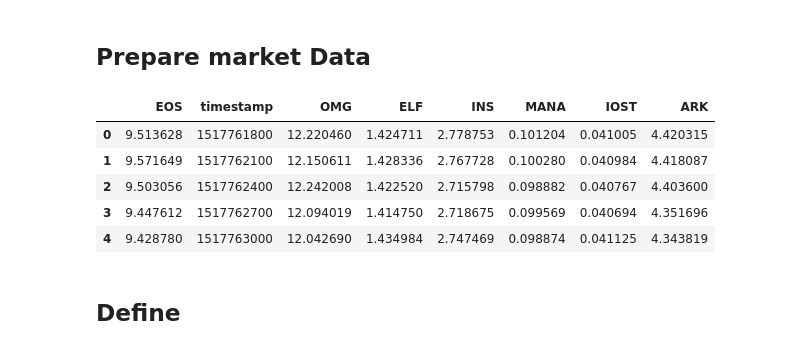
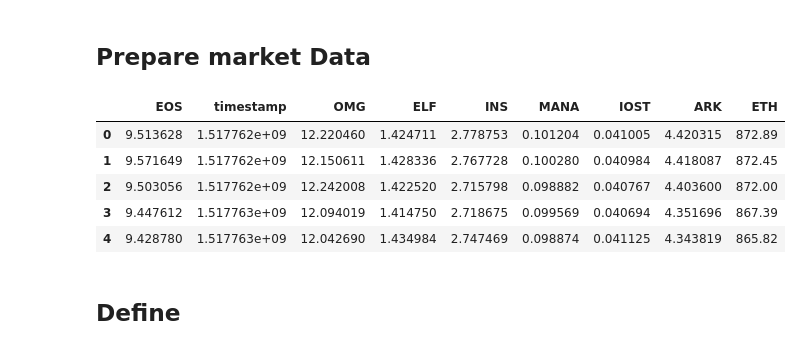
Before and after one commit to winkidney/ntl_sim, a Jupyter notebook: Visualization.ipynb, the cells around one changed output. Cells and saved outputs as stored; diff of their text form; code cells hidden in the pictures.

```diff
--- a/Visualization.ipynb
+++ b/Visualization.ipynb
@@ -9,17 +9,17 @@ import pandas as pd
 # %% [markdown]
 ## Prepare market Data
 # %%
-target = ['EOS', 'OMG', 'ELF', 'INS', 'MANA', 'IOST', 'ARK']
+target = ['EOS', 'OMG', 'ELF', 'INS', 'MANA', 'IOST', 'ARK', 'ETH']
 market_prices = get_batch_price(target)
 m = market_prices
 m.head()
 # %% [output]
-|  | EOS | timestamp | OMG | ELF | INS | MANA | IOST | ARK |
-| 0 | 9.513628 | 1517761800 | 12.220460 | 1.424711 | 2.778753 | 0.101204 | 0.041005 | 4.420315 |
-| 1 | 9.571649 | 1517762100 | 12.150611 | 1.428336 | 2.767728 | 0.100280 | 0.040984 | 4.418087 |
-| 2 | 9.503056 | 1517762400 | 12.242008 | 1.422520 | 2.715798 | 0.098882 | 0.040767 | 4.403600 |
-| 3 | 9.447612 | 1517762700 | 12.094019 | 1.414750 | 2.718675 | 0.099569 | 0.040694 | 4.351696 |
-| 4 | 9.428780 | 1517763000 | 12.042690 | 1.434984 | 2.747469 | 0.098874 | 0.041125 | 4.343819 |
+|  | EOS | timestamp | OMG | ELF | INS | MANA | IOST | ARK | ETH |
+| 0 | 9.513628 | 1.517762e+09 | 12.220460 | 1.424711 | 2.778753 | 0.101204 | 0.041005 | 4.420315 | 872.89 |
+| 1 | 9.571649 | 1.517762e+09 | 12.150611 | 1.428336 | 2.767728 | 0.100280 | 0.040984 | 4.418087 | 872.45 |
+| 2 | 9.503056 | 1.517762e+09 | 12.242008 | 1.422520 | 2.715798 | 0.098882 | 0.040767 | 4.403600 | 872.00 |
+| 3 | 9.447612 | 1.517763e+09 | 12.094019 | 1.414750 | 2.718675 | 0.099569 | 0.040694 | 4.351696 | 867.39 |
+| 4 | 9.428780 | 1.517763e+09 | 12.042690 | 1.434984 | 2.747469 | 0.098874 | 0.041125 | 4.343819 | 865.82 |
 # %% [markdown]
 ## Define
 # %% [markdown]
```
Also changed, not shown: parts of 8 cells of this notebook, 5 other files.
